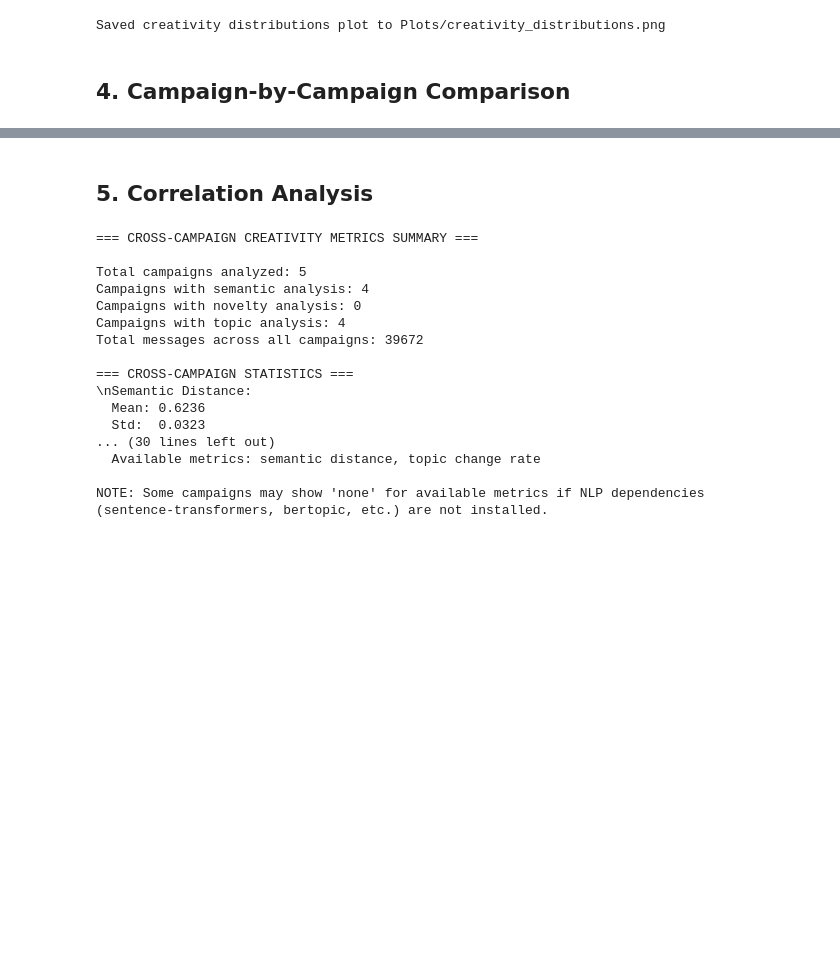
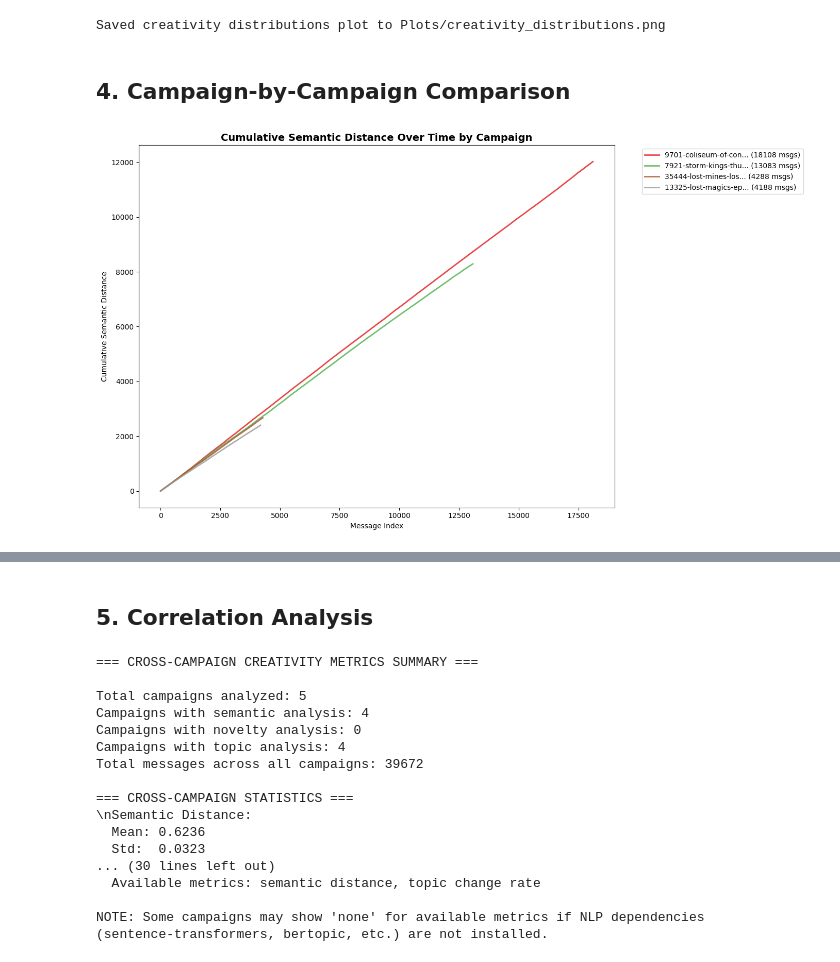
Before and after one commit to AnnieStephenson/dnd-dynamics, a Jupyter notebook: creativity_comparison_tutorial.ipynb, the cells around one changed output, grey strips where cells are left out. Saved outputs shown, nothing was run; the diff lists cells and outputs as text; code cells hidden in the pictures; blank space fills up the shorter version.

```diff
--- a/creativity_comparison_tutorial.ipynb
+++ b/creativity_comparison_tutorial.ipynb
@@ -262,11 +211,13 @@ if len(campaign_ids) > 0:
     colors = plt.cm.Set1(np.linspace(0, 1, len(campaign_ids)))
 
     for i, campaign_id in enumerate(campaign_ids):
-        if campaign_id in creativity_results and creativity_results[campaign_id] is not None:
+        if campaign_id in creativity_results and creativity_results[
+                campaign_id] is not None:
             results = creativity_results[campaign_id]
 
             # Get semantic distances for this campaign
-            if 'semantic_distances' in results and results['semantic_distances'] is not None:
+            if 'semantic_distances' in results and results[
+                    'semantic_distances'] is not None:
                 distances = results['semantic_distances']
 
                 # Calculate cumulative semantic distance
@@ -282,32 +233,46 @@ if len(campaign_ids) > 0:
                     x_values = range(len(cumulative_distances))
 
                     # Plot cumulative semantic distance for this campaign
-                    campaign_label = campaign_id[:20] + '...' if len(campaign_id) > 20 else campaign_id
-                    plt.plot(x_values, cumulative_distances,
-                            color=colors[i], linewidth=2, alpha=0.8,
-                            label=f'{campaign_label} ({len(valid_distances)} msgs)')
+                    campaign_label = campaign_id[:20] + '...' if len(
+                        campaign_id) > 20 else campaign_id
+                    plt.plot(
+                        x_values,
+                        cumulative_distances,
+                        color=colors[i],
+                        linewidth=2,
+                        alpha=0.8,
+                        label=f'{campaign_label} ({len(valid_distances)} msgs)'
+                    )
 
-    plt.title('Cumulative Semantic Distance Over Time by Campaign', fontsize=14, fontweight='bold')
+    plt.title('Cumulative Semantic Distance Over Time by Campaign',
+              fontsize=14,
+              fontweight='bold')
     plt.xlabel('Message Index')
     plt.ylabel('Cumulative Semantic Distance')
     plt.legend(bbox_to_anchor=(1.05, 1), loc='upper left')
-    plt.grid(True, alpha=0.3)
     plt.tight_layout()
-    plt.savefig('Plots/cumulative_semantic_distance.png', dpi=300, bbox_inches='tight')
+    plt.savefig('Plots/cumulative_semantic_distance.png',
+                dpi=300,
+                bbox_inches='tight')
+    sns.despine()
     plt.show()
 
-    print("Saved cumulative semantic distance plot to Plots/cumulative_semantic_distance.png")
+    print(
+        "Saved cumulative semantic distance plot to Plots/cumulative_semantic_distance.png"
+    )
 
     # Second plot: Distribution of distances between subsequent messages
     plt.figure(figsize=(12, 8))
 
     # Use the same colors for consistency
     for i, campaign_id in enumerate(campaign_ids):
-        if campaign_id in creativity_results and creativity_results[campaign_id] is not None:
+        if campaign_id in creativity_results and creativity_results[
+                campaign_id] is not None:
             results = creativity_results[campaign_id]
 
             # Get semantic distances for this campaign
-            if 'semantic_distances' in results and results['semantic_distances'] is not None:
+            if 'semantic_distances' in results and results[
+                    'semantic_distances'] is not None:
                 distances = results['semantic_distances']
 
                 # Get valid distances (remove NaN values)
@@ -316,45 +281,60 @@ if len(campaign_ids) > 0:
 
                 if len(valid_distances) > 0:
                     # Create histogram for this campaign
-                    campaign_label = campaign_id[:20] + '...' if len(campaign_id) > 20 else campaign_id
-                    plt.hist(valid_distances, bins=20, alpha=0.5,
-                            color=colors[i],
-                            label=f'{campaign_label} ({len(valid_distances)} msgs)',
-                            density=True)  # Normalize for better comparison
+                    campaign_label = campaign_id[:20] + '...' if len(
+                        campaign_id) > 20 else campaign_id
+                    plt.hist(
+                        valid_distances,
+                        bins=20,
+                        alpha=0.5,
+                        color=colors[i],
+                        label=f'{campaign_label} ({len(valid_distances)} msgs)',
+                        density=True)  # Normalize for better comparison
 
-    plt.title('Distribution of Semantic Distances Between Subsequent Messages', fontsize=14, fontweight='bold')
+    plt.title('Distribution of Semantic Distances Between Subsequent Messages',
+              fontsize=14,
+              fontweight='bold')
     plt.xlabel('Semantic Distance')
     plt.ylabel('Density')
     plt.legend(bbox_to_anchor=(1.05, 1), loc='upper left')
-    plt.grid(True, alpha=0.3)
     plt.tight_layout()
-    plt.savefig('Plots/semantic_distance_distributions.png', dpi=300, bbox_inches='tight')
+    plt.savefig('Plots/semantic_distance_distributions.png',
+                dpi=300,
+                bbox_inches='tight')
     plt.show()
 
-    print("Saved semantic distance distributions plot to Plots/semantic_distance_distributions.png")
+    print(
+        "Saved semantic distance distributions plot to Plots/semantic_distance_distributions.png"
+    )
 
     # Summary statistics for both plots
     print(f"\n=== CUMULATIVE SEMANTIC DISTANCE SUMMARY ===")
     for campaign_id in campaign_ids:
-        if campaign_id in creativity_results and creativity_results[campaign_id] is not None:
+        if campaign_id in creativity_results and creativity_results[
+                campaign_id] is not None:
             results = creativity_results[campaign_id]
-            if 'semantic_distances' in results and results['semantic_distances'] is not None:
+            if 'semantic_distances' in results and results[
+                    'semantic_distances'] is not None:
                 distances = results['semantic_distances']
                 distances_array = np.array(distances)
                 valid_distances = distances_array[~np.isnan(distances_array)]
 
                 if len(valid_distances) > 0:
                     total_distance = np.sum(valid_distances)
                     avg_distance = np.mean(valid_distances)
                     std_distance = np.std(valid_distances)
                     min_distance = np.min(valid_distances)
                     max_distance = np.max(valid_distances)
-                    campaign_short = campaign_id[:30] + '...' if len(campaign_id) > 30 else campaign_id
+                    campaign_short = campaign_id[:30] + '...' if len(
+                        campaign_id) > 30 else campaign_id
                     print(f"{campaign_short}:")
                     print(f"  Total cumulative distance: {total_distance:.4f}")
-                    print(f"  Average per-message distance: {avg_distance:.4f}")
+                    print(
+                        f"  Average per-message distance: {avg_distance:.4f}")
                     print(f"  Standard deviation: {std_distance:.4f}")
                     print(f"  Range: {min_distance:.4f} to {max_distance:.4f}")
                     print(f"  Messages analyzed: {len(valid_distances)}")
 else:
     print("No campaigns available for cumulative semantic distance analysis")
+# %% [output]
+[figure, added]
```
Also changed, not shown: parts of 2 cells of this notebook, 8 other files.
